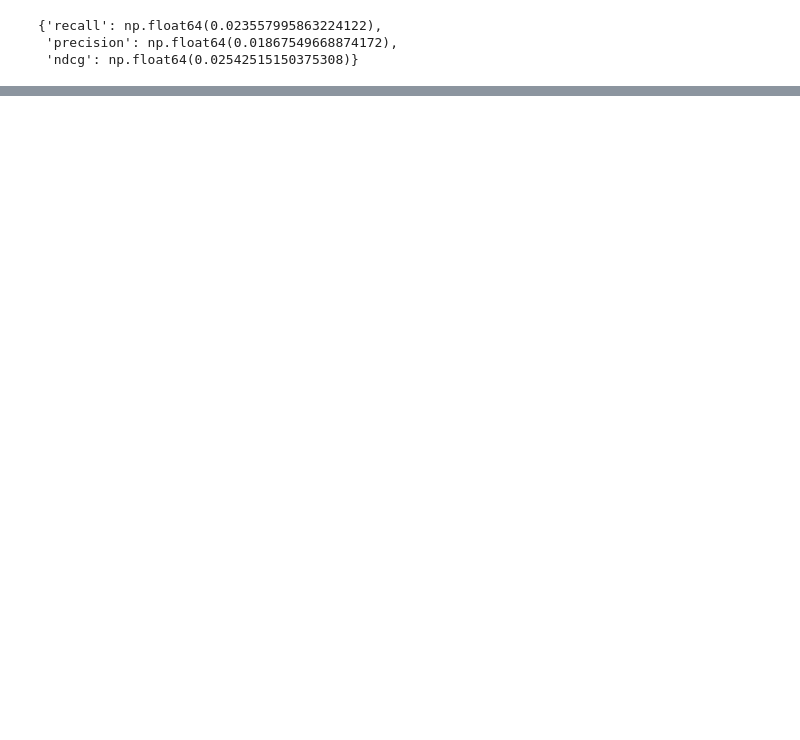
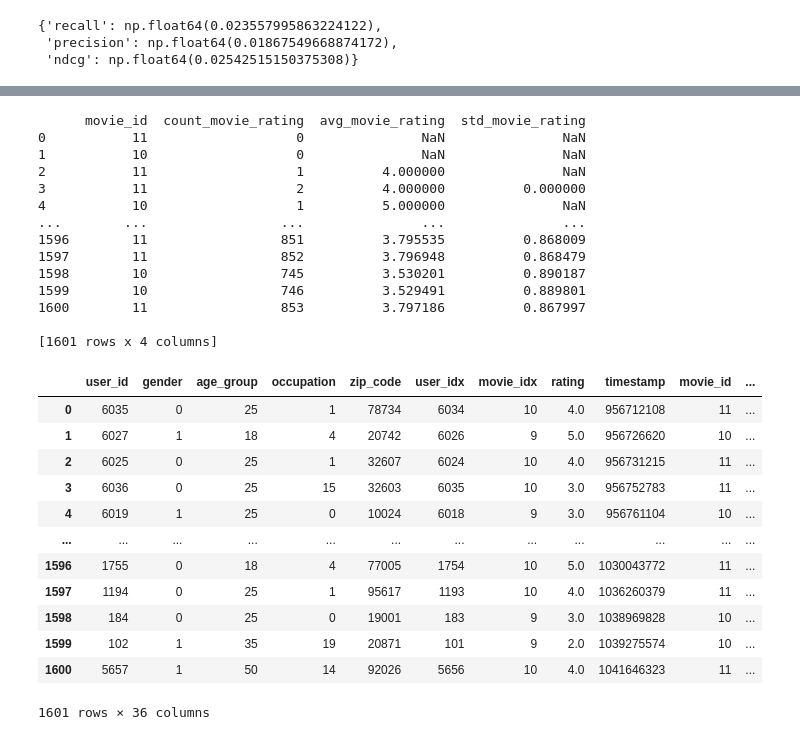
Before and after one commit to Senpaka/ml-recommendation-system, a Jupyter notebook: notebook/05_catboos.ipynb, the cells around one changed output, grey strips where cells are left out. Cells and saved outputs as stored; diff of their text form; code cells hidden in the pictures; blank space fills up the shorter version.

```diff
--- a/notebook/05_catboos.ipynb
+++ b/notebook/05_catboos.ipynb
@@ -484,0 +406,49 @@ res
+# %%
+user_id = 123
+movie_id = [10, 11]
+
+df = train[train["movie_id"].isin(movie_id)].sort_values(by="timestamp").reset_index(drop=True)
+df["_sq_rating"] = df["rating"]**2
+
+g = df.groupby("movie_id", sort=False)
+movie_count = g.cumcount()
+previous_sum_rating = g["rating"].cumsum() - df["rating"]
+previous_sq_sum_rating = g["_sq_rating"].cumsum() - df["_sq_rating"]
+
+df["count_movie_rating"] = movie_count
+df["avg_movie_rating"] = previous_sum_rating / movie_count
+df["std_movie_rating"] = np.sqrt(
+    (previous_sq_sum_rating - (previous_sum_rating)**2 / movie_count)
+    / (movie_count - 1)
+).where(movie_count > 1)
+
+print(df[["movie_id", "count_movie_rating", "avg_movie_rating", "std_movie_rating"]])
+df
+# %% [output]
+      movie_id  count_movie_rating  avg_movie_rating  std_movie_rating
+0           11                   0               NaN               NaN
+1           10                   0               NaN               NaN
+2           11                   1          4.000000               NaN
+3           11                   2          4.000000          0.000000
+4           10                   1          5.000000               NaN
+...        ...                 ...               ...               ...
+1596        11                 851          3.795535          0.868009
+1597        11                 852          3.796948          0.868479
+1598        10                 745          3.530201          0.890187
+1599        10                 746          3.529491          0.889801
+1600        11                 853          3.797186          0.867997
+
+[1601 rows x 4 columns]
+|  | user_id | gender | age_group | occupation | zip_code | user_idx | movie_idx | rating | timestamp | movie_id | ... |
+| 0 | 6035 | 0 | 25 | 1 | 78734 | 6034 | 10 | 4.0 | 956712108 | 11 | ... |
+| 1 | 6027 | 1 | 18 | 4 | 20742 | 6026 | 9 | 5.0 | 956726620 | 10 | ... |
+| 2 | 6025 | 0 | 25 | 1 | 32607 | 6024 | 10 | 4.0 | 956731215 | 11 | ... |
+| 3 | 6036 | 0 | 25 | 15 | 32603 | 6035 | 10 | 3.0 | 956752783 | 11 | ... |
+| 4 | 6019 | 1 | 25 | 0 | 10024 | 6018 | 9 | 3.0 | 956761104 | 10 | ... |
+| ... | ... | ... | ... | ... | ... | ... | ... | ... | ... | ... | ... |
+| 1596 | 1755 | 0 | 18 | 4 | 77005 | 1754 | 10 | 5.0 | 1030043772 | 11 | ... |
+| 1597 | 1194 | 0 | 25 | 1 | 95617 | 1193 | 10 | 4.0 | 1036260379 | 11 | ... |
+| 1598 | 184 | 0 | 25 | 0 | 19001 | 183 | 9 | 3.0 | 1038969828 | 10 | ... |
+| 1599 | 102 | 1 | 35 | 19 | 20871 | 101 | 9 | 2.0 | 1039275574 | 10 | ... |
+| 1600 | 5657 | 1 | 50 | 14 | 92026 | 5656 | 10 | 4.0 | 1041646323 | 11 | ... |
+1601 rows × 36 columns
```
Also changed, not shown: parts of 14 cells of this notebook, 1 other file.
